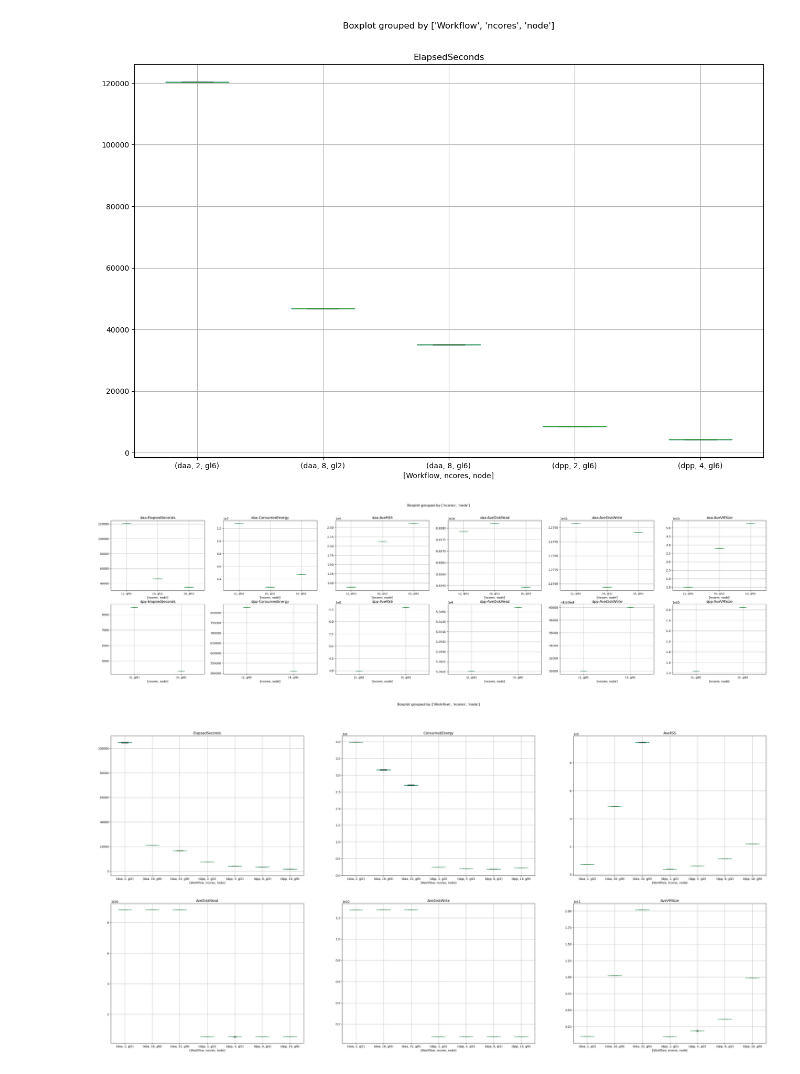
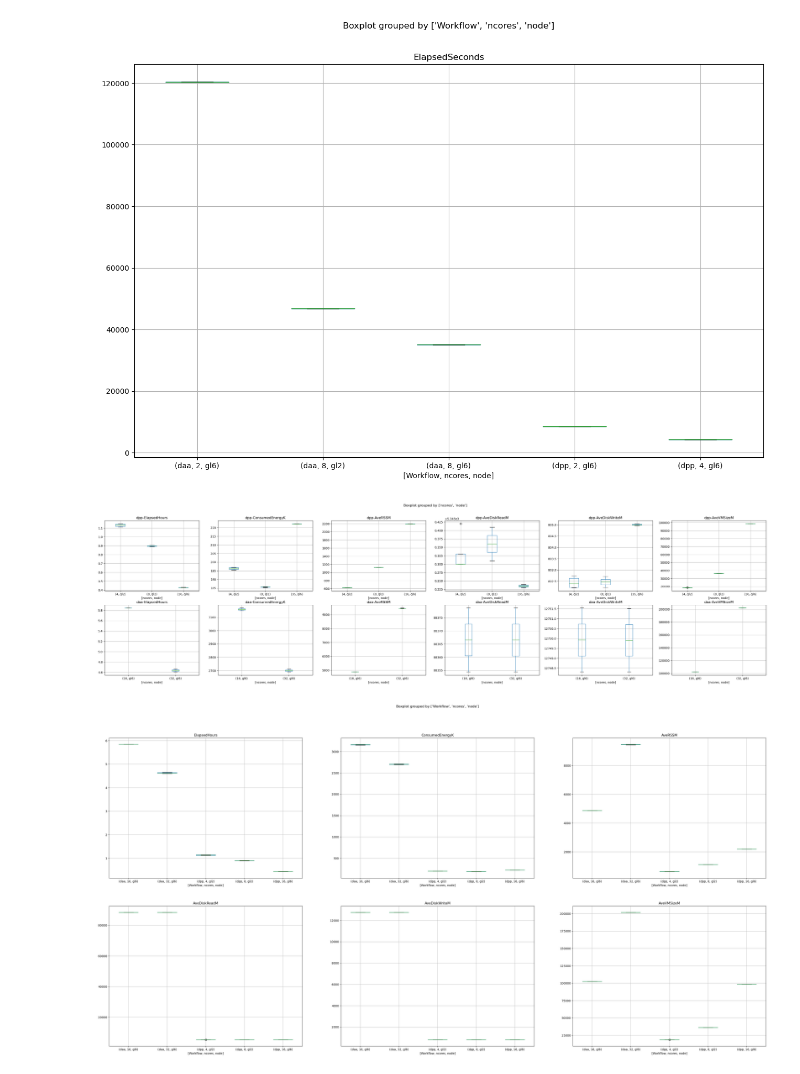
Before and after one commit to dmitrijs-voronovs/haddock-energy-consumption-optimization, a Jupyter notebook: data-analysis/parsing.ipynb, the cells around one changed output. Drawn from its saved outputs; the diff is of its cells as text; code cells hidden in the pictures.

Commit message:
Clean up data analysis scripts

```diff
--- a/data-analysis/parsing.ipynb
+++ b/data-analysis/parsing.ipynb
@@ -214,4 +118,0 @@ mask
-# %%
-# mask = (data.groupby(['Workflow', 'mode', 'ncores', 'node']).JobID.count() > 1).reset_index()
-mask = (data.groupby(['Workflow', 'mode', 'ncores', 'node']).JobID.count()).reset_index()
-mask
@@ -232,3 +118,0 @@ mask
-# %%
-mask = mask[mask.JobID == True]
-mask
@@ -242,3 +118,0 @@ mask
-# %%
-mask = mask.drop('JobID', axis=1)
-mask
@@ -252,4 +119,5 @@ mask
 # %%
+mask.drop(['count', 'count_threshold'], axis=1, inplace=True)
 data = data.merge(mask, on=['Workflow', 'mode', 'ncores', 'node'], how='inner')
 data
 # %% [output]
@@ -338,23 +149,23 @@ fig.savefig('boxplot.png')
 # %%
 # draw two plots based on workflow containing multiple boxplots with data distribution curve for each (ncores,node) agains ConsumedEnergy, then 2 plots agains AveRSS, AveDiskRead, AveDiskWrite, AveVMSize. Add titles to plots with workflow name. Make sure that it is one big plot that contains all the subplots.
 fig, ax = plt.subplots(nrows=2, ncols=6, figsize=(40, 10))
 for j, workflow in enumerate(data.Workflow.unique()):
     for i, column in enumerate(
-            ['ElapsedSeconds', 'ConsumedEnergy', 'AveRSS', 'AveDiskRead', 'AveDiskWrite', 'AveVMSize']):
+            ['ElapsedHours', 'ConsumedEnergyK', 'AveRSSM', 'AveDiskReadM', 'AveDiskWriteM', 'AveVMSizeM']):
         data[data.Workflow == workflow].boxplot(column=column, by=['ncores', 'node'], ax=ax[j, i])
         ax[j, i].set_title(f"{workflow}-{column}")
         # next to every boxplot box show data distribution
 
 fig.savefig('boxplot-overview-by-workflows.png')
 # %% [output]
-[figure, old version]
+[figure, new version]
 # %%
 fig, ax = plt.subplots(nrows=2, ncols=3, figsize=(40, 20))
 for i, column in enumerate(
-        ['ElapsedSeconds', 'ConsumedEnergy', 'AveRSS', 'AveDiskRead', 'AveDiskWrite', 'AveVMSize']):
+        ['ElapsedHours', 'ConsumedEnergyK', 'AveRSSM', 'AveDiskReadM', 'AveDiskWriteM', 'AveVMSizeM']):
     data.boxplot(column=column, by=['Workflow', 'ncores', 'node'], ax=ax[i // 3, i % 3])
     ax[i // 3, i % 3].set_title(column)
 
 fig.savefig('boxplot-overview.png')
 # %% [output]
-[figure, old version]
+[figure, new version]
```
Also changed, not shown: parts of 22 cells of this notebook, 3 other files.
